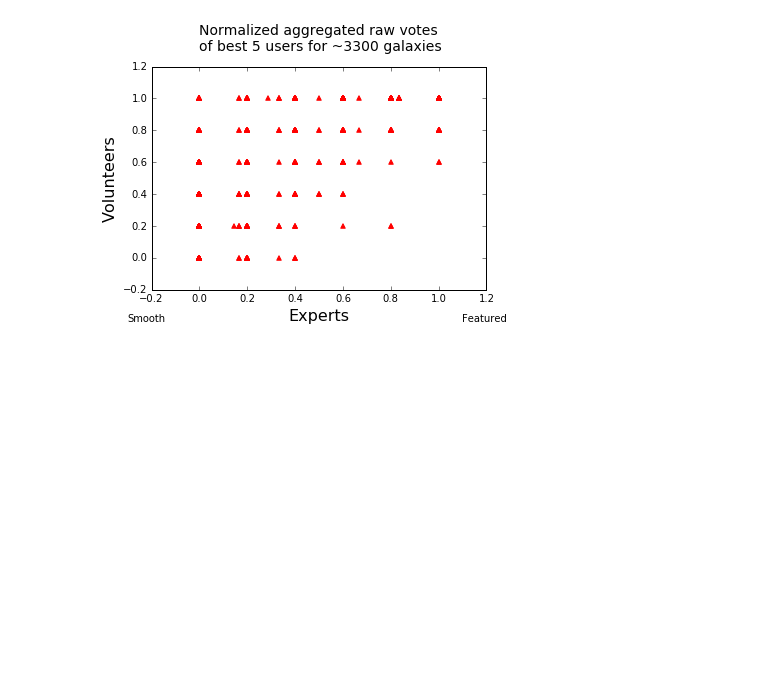
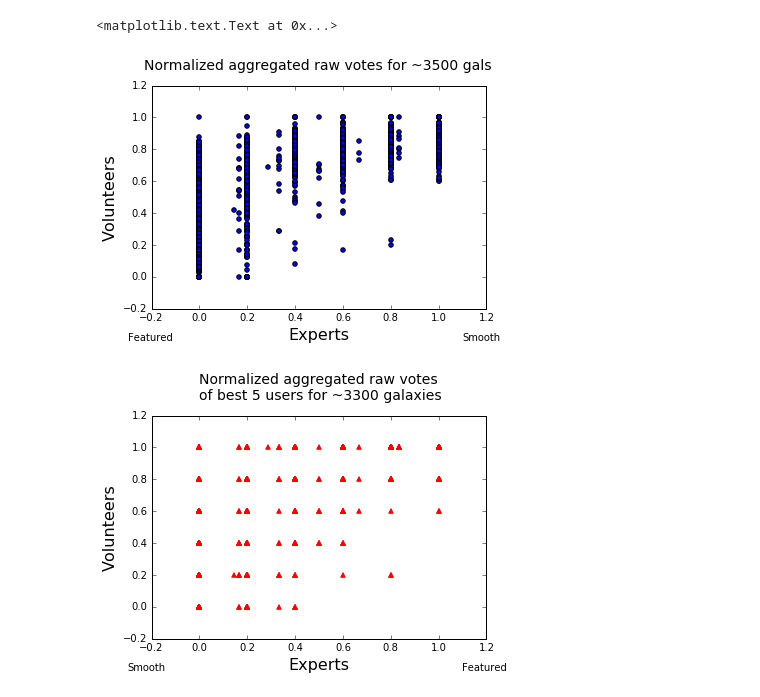
Before and after one commit to melaniebeck/SpaceWarps, a Jupyter notebook: analysis/expertsample_run/Comparing Expert and Volunteer Votes.ipynb, the cells around one changed output. Saved outputs shown, nothing was run; the diff lists cells and outputs as text; code cells hidden in the pictures; blank space fills up the shorter version.

Commit message:
comments in exp-vs-vol-votes

```diff
--- a/analysis/expertsample_run/Comparing Expert and Volunteer Votes.ipynb
+++ b/analysis/expertsample_run/Comparing Expert and Volunteer Votes.ipynb
@@ -60,0 +67,12 @@ tt = Table.read('asset_user_skill_vote.fits')
+# %%
+# Plot everything.
+plt.scatter(norm_expert_vote, users['norm_aggregate_votes'])
+plt.xlabel('Experts',fontsize=16)
+plt.ylabel('Volunteers',fontsize=16)
+
+plt.text(-0.23, 1.3, 'Normalized aggregated raw votes for ~3500 gals',fontsize=14)
+plt.text(1.1,-0.4, 'Smooth')
+plt.text(-0.3, -0.4,'Featured')
+# %% [output]
+<matplotlib.text.Text at 0x...>
+[figure, added]
```
Also changed, not shown: parts of 12 cells of this notebook.
